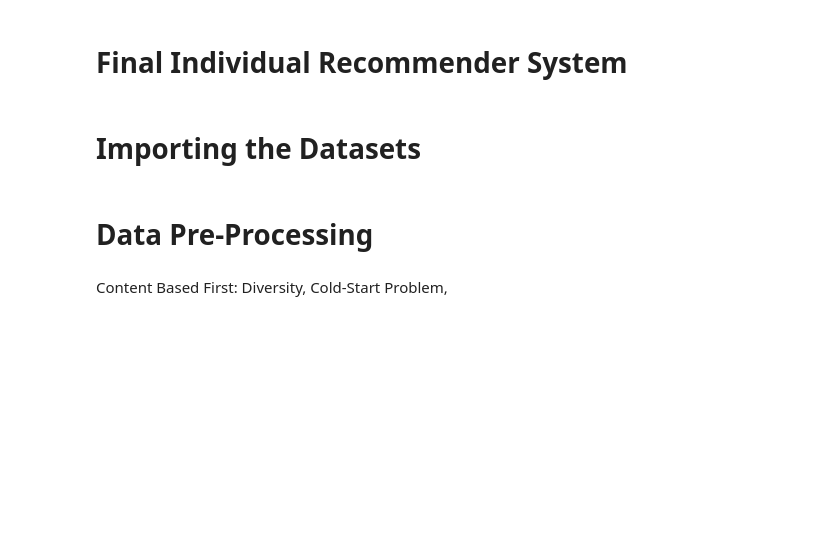
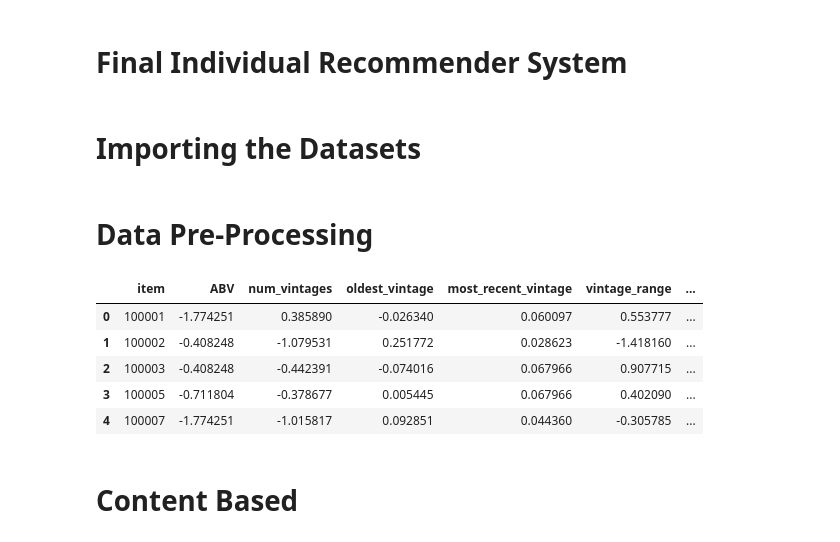
Before and after one commit to NikiLalev/rs_project_group12, a Jupyter notebook: experiments/final_individual_recsys.ipynb, the cells around one changed output. Cells and saved outputs as stored; diff of their text form; code cells hidden in the pictures; blank space fills up the shorter version.

```diff
--- a/experiments/final_individual_recsys.ipynb
+++ b/experiments/final_individual_recsys.ipynb
@@ -59,6 +62,10 @@ def process_vintages(vintages):
 # Apply the function to each row
 wines_df_slim[['num_vintages', 'oldest_vintage', 'most_recent_vintage', 'vintage_range']] = wines_df_slim['Vintages'].apply(process_vintages).tolist()
 wines_df_full[['num_vintages', 'oldest_vintage', 'most_recent_vintage', 'vintage_range']] = wines_df_full['Vintages'].apply(process_vintages).tolist()
+# %%
+# Drop the original Vintages column for both datasets
+wines_df_slim.drop(columns=['Vintages'], inplace=True)
+wines_df_full.drop(columns=['Vintages'], inplace=True)
 # %%
 #some renaming if we want to use the lenskit later:
 ratings_df_slim = ratings_df_slim.rename(columns={'UserID': 'user', 'WineID': 'item', 'Rating': 'rating', 'Date': 'timestamp'})
@@ -80,5 +87,35 @@ harmonize_one_hot_grouped = harmonize_one_hot.groupby(wines_exploded['item']).su
 # Merge the one-hot encodings with the original DataFrame
 wines_df_slim = wines_df_slim.merge(harmonize_one_hot_grouped, left_on='item', right_index=True, how='left')
 wines_df_full = wines_df_full.merge(harmonize_one_hot_grouped, left_on='item', right_index=True, how='left')
-# %% [markdown]
-Content Based First: Diversity, Cold-Start Problem,
+# %%
+# Drop the Harmonize Column on both versions for the wines
+wines_df_slim.drop(columns=['Harmonize'], inplace=True)
+wines_df_full.drop(columns=['Harmonize'], inplace=True)
+# %%
+# Performing One Hot Encodding for the Categorical Features
+wines_df_slim = pd.get_dummies(wines_df_slim, columns=['Type', 'Elaborate', 'Body', 'Acidity', 'Country'])
+wines_df_full = pd.get_dummies(wines_df_full, columns=['Type', 'Elaborate', 'Body', 'Acidity', 'Country'])
+# %%
+# Scale the Numerical Features
+numerical_features_to_scale = ['ABV', 'num_vintages', 'oldest_vintage', 'most_recent_vintage', 'vintage_range']
+
+# Scale the numerical features for both datasets
+from sklearn.preprocessing import StandardScaler
+
+scaler_for_slim = StandardScaler()
+wines_df_slim[numerical_features_to_scale] = scaler_for_slim.fit_transform(wines_df_slim[numerical_features_to_scale])
+
+scaler_for_full = StandardScaler()
+wines_df_full[numerical_features_to_scale] = scaler_for_full.fit_transform(wines_df_full[numerical_features_to_scale])
+# %%
+# How the Wines Dataset looks for ML
+wines_df_slim.head()
+# %% [output]
+|  | item | ABV | num_vintages | oldest_vintage | most_recent_vintage | vintage_range | ... |
+| 0 | 100001 | -1.774251 | 0.385890 | -0.026340 | 0.060097 | 0.553777 | ... |
+| 1 | 100002 | -0.408248 | -1.079531 | 0.251772 | 0.028623 | -1.418160 | ... |
+| 2 | 100003 | -0.408248 | -0.442391 | -0.074016 | 0.067966 | 0.907715 | ... |
+| 3 | 100005 | -0.711804 | -0.378677 | 0.005445 | 0.067966 | 0.402090 | ... |
+| 4 | 100007 | -1.774251 | -1.015817 | 0.092851 | 0.044360 | -0.305785 | ... |
+# %% [markdown]
+# Content Based
```
Also changed, not shown: parts of 2 cells of this notebook.
